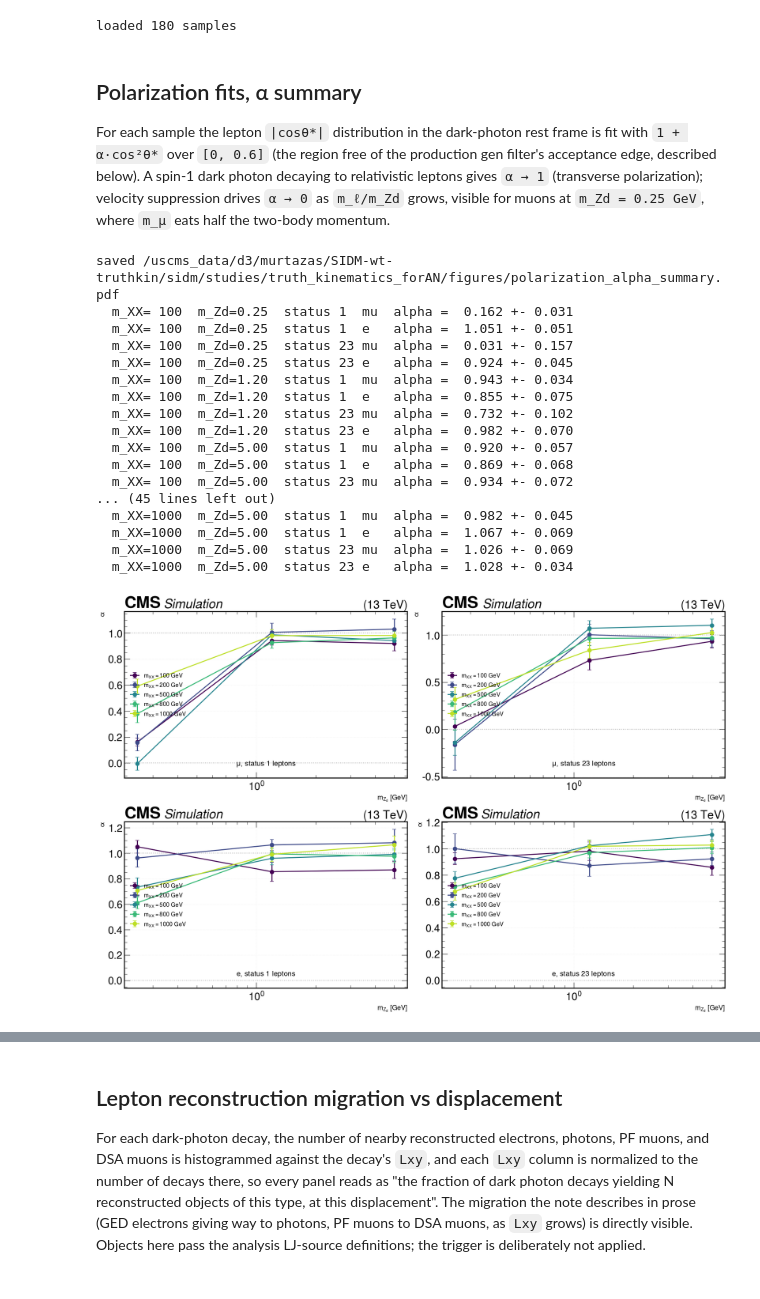
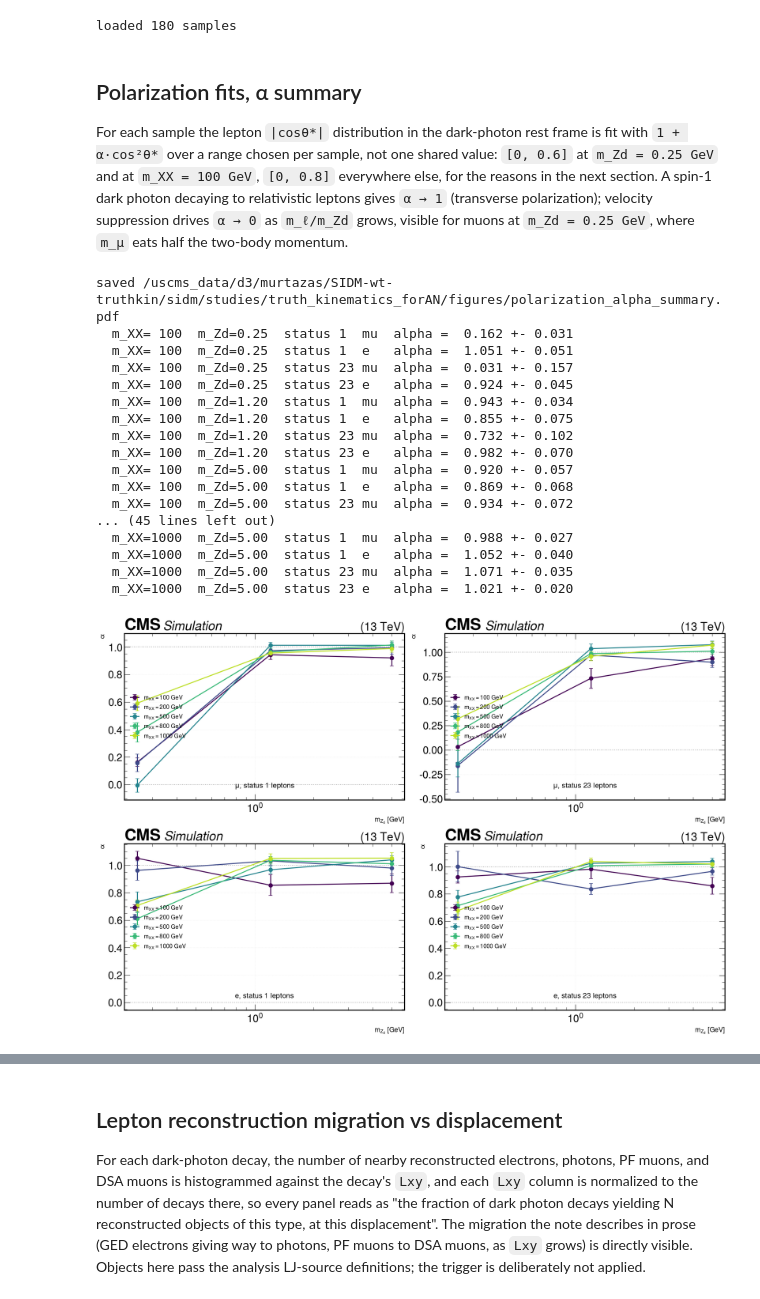
Before and after one commit to mariajose2398/SIDM, a Jupyter notebook: sidm/studies/truth_kinematics_forAN/polarization_migration_forAN.ipynb, the cells around one changed output, grey strips where cells are left out. Saved outputs shown, nothing was run; the diff lists cells and outputs as text; code cells hidden in the pictures.

```diff
--- a/sidm/studies/truth_kinematics_forAN/polarization_migration_forAN.ipynb
+++ b/sidm/studies/truth_kinematics_forAN/polarization_migration_forAN.ipynb
@@ -69,13 +69,24 @@ loaded 180 samples
 ## Polarization fits, α summary
 
 For each sample the lepton `|cosθ*|` distribution in the dark-photon rest frame is fit
-with `1 + α·cos²θ*` over `[0, 0.6]` (the region free of the production gen filter's
-acceptance edge, described below). A spin-1 dark photon decaying to relativistic leptons
+with `1 + α·cos²θ*` over a range chosen per sample, not one shared value: `[0, 0.6]`
+at `m_Zd = 0.25 GeV` and at `m_XX = 100 GeV`, `[0, 0.8]` everywhere else, for the
+reasons in the next section. A spin-1 dark photon decaying to relativistic leptons
 gives `α → 1` (transverse polarization); velocity suppression drives `α → 0` as
 `m_ℓ/m_Zd` grows, visible for muons at `m_Zd = 0.25 GeV`, where `m_μ` eats half the
 two-body momentum.
 # %%
-def fit_alpha(h, fit_range=(0.0, 0.6)):
+# [0, 0.6] wherever a wider range measures something other than the
+# polarization: m_Zd = 0.25 GeV always (its poor behavior does not track the
+# gen filter's edge -- see the prose below -- so widening never helps there),
+# and m_XX = 100 GeV, where the filter's edge sits too close to 0.8 even at
+# the higher m_Zd points. [0, 0.8] everywhere else.
+def fit_range_for(mxx, mzd):
+    if mzd <= 0.25 or mxx <= 100:
+        return (0.0, 0.6)
+    return (0.0, 0.8)
+
+def fit_alpha(h, fit_range):
     raw = h.values().flatten().astype(float)
     edges = h.axes[-1].edges
     centers = 0.5 * (edges[:-1] + edges[1:])
@@ -98,7 +109,8 @@ for mxx in BS_MASSES:
         for status_label, ch in [("status 1", CH_FINAL), ("status 23", CH_BORN)]:
             for flavor, hname in [("mu", "genMu_AFrame_absCosTheta"),
                                   ("e",  "genE_AFrame_absCosTheta")]:
-                a, da = fit_alpha(output[sample]["hists"][hname][{"channel": ch}])
+                a, da = fit_alpha(output[sample]["hists"][hname][{"channel": ch}],
+                                 fit_range_for(mxx, mzd))
                 rows.append((mxx, mzd, status_label, flavor, a, da))
 
 fig, axes = plt.subplots(2, 2, figsize=(18, 12), layout="constrained")
@@ -113,38 +125,38 @@ for r, flavor in enumerate(["mu", "e"]):
                         color=BS_COLORS[mxx], label=rf"$m_{{XX}}={mxx}$ GeV",
                         capsize=4, linewidth=2)
         ax.axhline(1.0, color="grey", linestyle=":", alpha=0.6)
         ax.axhline(0.0, color="grey", linestyle=":", alpha=0.6)
         flv = r"\mu" if flavor == "mu" else "e"
         ax.set_xlabel(r"$m_{Z_d}$ [GeV]", fontsize=14)
         ax.set_ylabel(r"$\alpha$", fontsize=14)
         ax.set_xscale("log")
         ax.text(0.5, 0.06, rf"${flv}$, {status} leptons", transform=ax.transAxes,
                 ha="center", va="bottom", fontsize=15)
         ax.grid(True, alpha=0.2)
         ax.legend(loc="center left", fontsize=12)
         hep.cms.label(ax=ax, data=False)
 an_style.save(fig, "polarization_alpha_summary")
 for row in rows:
     print("  m_XX=%4d  m_Zd=%.2f  %-9s %-2s  alpha = %6.3f +- %.3f" % row)
 # %% [output]
 saved /uscms_data/d3/murtazas/SIDM-wt-truthkin/sidm/studies/truth_kinematics_forAN/figures/polarization_alpha_summary.pdf
   m_XX= 100  m_Zd=0.25  status 1  mu  alpha =  0.162 +- 0.031
   m_XX= 100  m_Zd=0.25  status 1  e   alpha =  1.051 +- 0.051
   m_XX= 100  m_Zd=0.25  status 23 mu  alpha =  0.031 +- 0.157
   m_XX= 100  m_Zd=0.25  status 23 e   alpha =  0.924 +- 0.045
   m_XX= 100  m_Zd=1.20  status 1  mu  alpha =  0.943 +- 0.034
   m_XX= 100  m_Zd=1.20  status 1  e   alpha =  0.855 +- 0.075
   m_XX= 100  m_Zd=1.20  status 23 mu  alpha =  0.732 +- 0.102
   m_XX= 100  m_Zd=1.20  status 23 e   alpha =  0.982 +- 0.070
   m_XX= 100  m_Zd=5.00  status 1  mu  alpha =  0.920 +- 0.057
   m_XX= 100  m_Zd=5.00  status 1  e   alpha =  0.869 +- 0.068
   m_XX= 100  m_Zd=5.00  status 23 mu  alpha =  0.934 +- 0.072
 ... (45 lines left out)
-  m_XX=1000  m_Zd=5.00  status 1  mu  alpha =  0.982 +- 0.045
-  m_XX=1000  m_Zd=5.00  status 1  e   alpha =  1.067 +- 0.069
-  m_XX=1000  m_Zd=5.00  status 23 mu  alpha =  1.026 +- 0.069
-  m_XX=1000  m_Zd=5.00  status 23 e   alpha =  1.028 +- 0.034
+  m_XX=1000  m_Zd=5.00  status 1  mu  alpha =  0.988 +- 0.027
+  m_XX=1000  m_Zd=5.00  status 1  e   alpha =  1.052 +- 0.040
+  m_XX=1000  m_Zd=5.00  status 23 mu  alpha =  1.071 +- 0.035
+  m_XX=1000  m_Zd=5.00  status 23 e   alpha =  1.021 +- 0.020
-[figure, old version]
+[figure, new version]
 # %% [markdown]
 **Reading the summary.** The fit range is `[0, 0.6]`, tighter than an earlier version
 of this fit that used `[0, 0.8]`: several samples carry a sharp statistical collapse in
```
Also changed, not shown: parts of 2 cells of this notebook.
